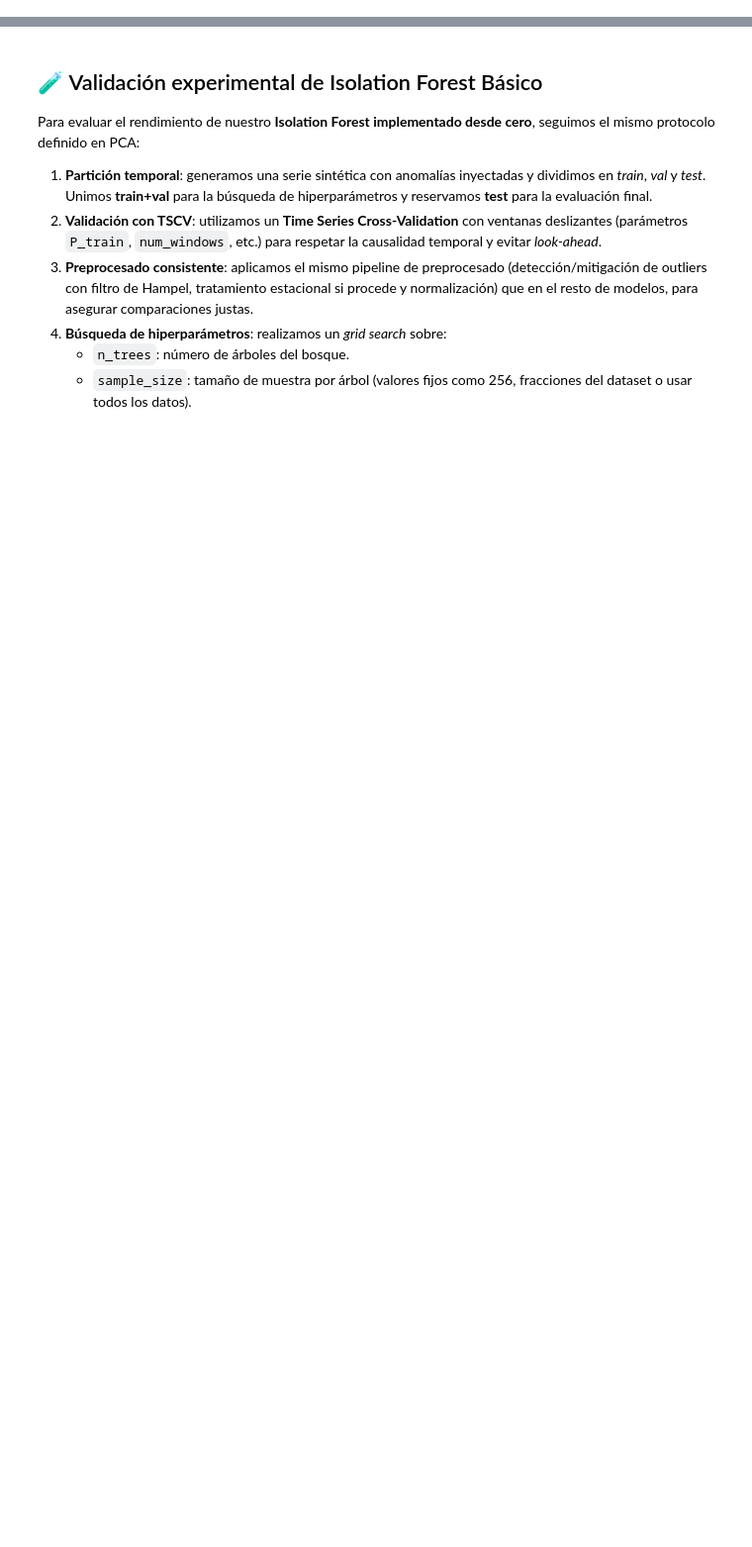
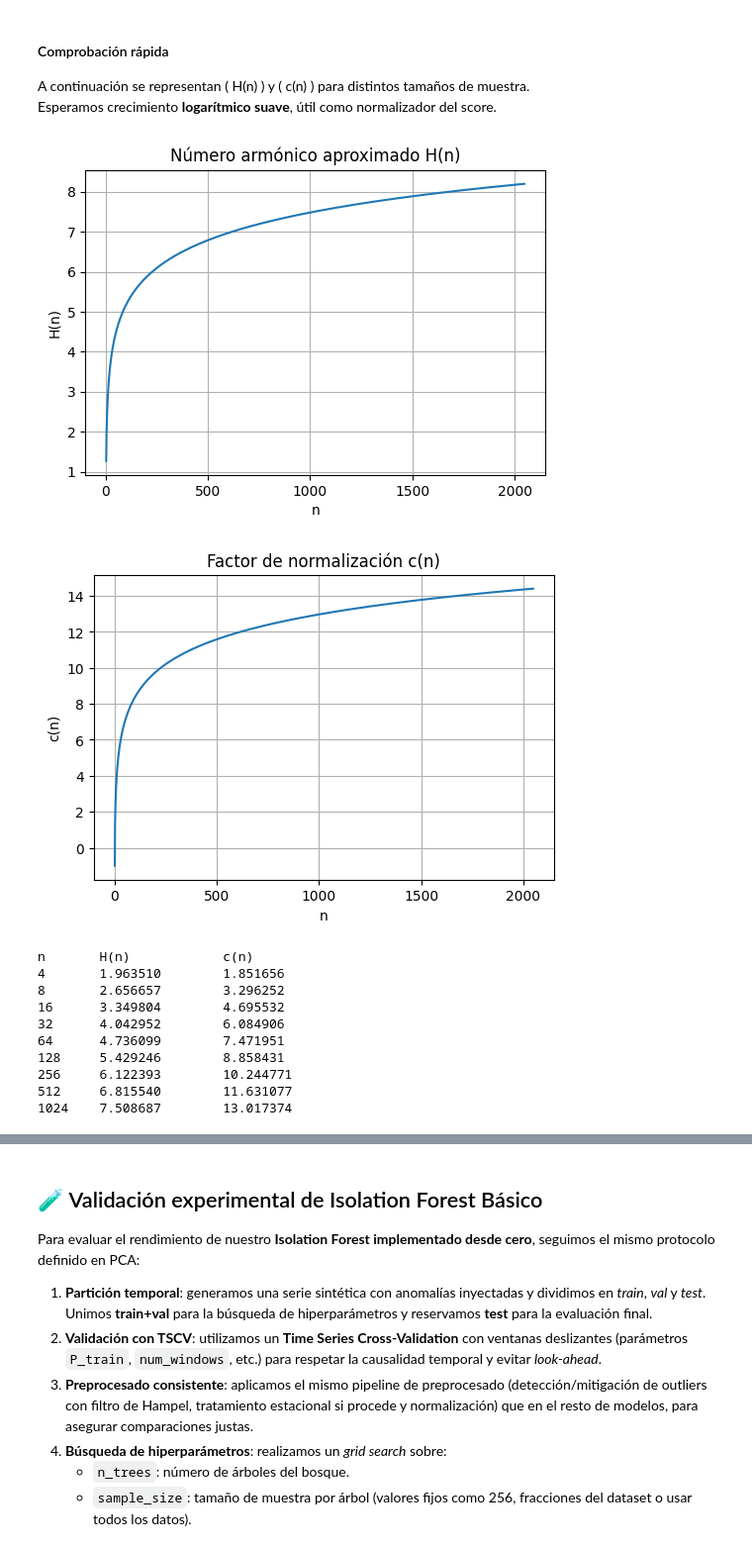
Before and after one commit to PabloAC04/MDF-ANOMALY-DETECTION, a Jupyter notebook: 06_isolation_forest.ipynb, the cells around one changed output, grey strips where cells are left out. Shown at 99% size. Cells and saved outputs as stored; diff of their text form; code cells hidden in the pictures; blank space fills up the shorter version.

```diff
--- a/06_isolation_forest.ipynb
+++ b/06_isolation_forest.ipynb
@@ -141,0 +95,65 @@ Liu, Fei Tony, Kai Ming Ting, and Zhi-Hua Zhou.
+# %%
+import numpy as np
+import matplotlib.pyplot as plt
+from sklearn.metrics import classification_report, confusion_matrix, ConfusionMatrixDisplay
+from modelos.datasets_to_parquet import load_project_parquets
+from modelos.base import BaseAnomalyDetector
+
+def harmonic_number(n):
+    if n <= 1:
+        return 0
+    return np.log(n) + 0.5772156649
+
+def c_factor(n):
+    if n <= 1:
+        return 0
+    return 2 * harmonic_number(n - 1) - (2 * (n - 1) / n)
+# %% [markdown]
+#### Comprobación rápida
+
+A continuación se representan \( H(n) \) y \( c(n) \) para distintos tamaños de muestra.
+Esperamos crecimiento **logarítmico suave**, útil como normalizador del score.
+# %%
+# Rango de n para visualizar el crecimiento
+ns = np.arange(2, 2049)  # desde 2 hasta 2048
+H = np.array([harmonic_number(int(n)) for n in ns])
+c = np.array([c_factor(int(n)) for n in ns])
+
+# Gráfico 1: H(n)
+plt.figure(figsize=(6, 4))
+plt.plot(ns, H)
+plt.xlabel("n")
+plt.ylabel("H(n)")
+plt.title("Número armónico aproximado H(n)")
+plt.grid(True)
+plt.show()
+
+# Gráfico 2: c(n)
+plt.figure(figsize=(6, 4))
+plt.plot(ns, c)
+plt.xlabel("n")
+plt.ylabel("c(n)")
+plt.title("Factor de normalización c(n)")
+plt.grid(True)
+plt.show()
+
+# Tabla de referencia para n típicos de sample_size
+ns_ref = [4, 8, 16, 32, 64, 128, 256, 512, 1024]
+rows = [(n, harmonic_number(n), c_factor(n)) for n in ns_ref]
+
+print("n\tH(n)\t\tc(n)")
+for n, h, cf in rows:
+    print(f"{n}\t{h:.6f}\t{cf:.6f}")
+# %% [output]
+[figure, added]
+[figure, added]
+n       H(n)            c(n)
+4       1.963510        1.851656
+8       2.656657        3.296252
+16      3.349804        4.695532
+32      4.042952        6.084906
+64      4.736099        7.471951
+128     5.429246        8.858431
+256     6.122393        10.244771
+512     6.815540        11.631077
+1024    7.508687        13.017374
```
Also changed, not shown: parts of 30 cells of this notebook.
